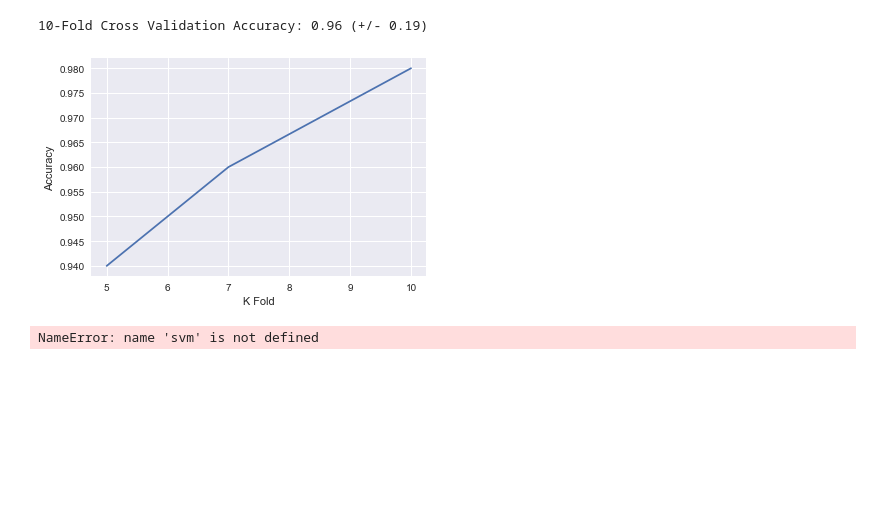
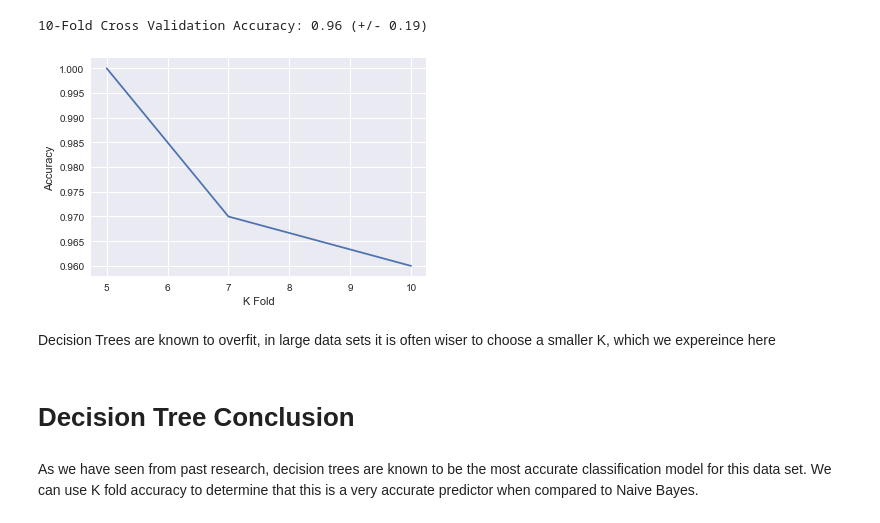
Before and after one commit to madysonmorris/Mushrooms, a Jupyter notebook: Mushroom Final.ipynb, the cells around one changed output. Drawn from its saved outputs; the diff is of its cells as text; code cells hidden in the pictures; blank space fills up the shorter version.

```diff
--- a/Mushroom Final.ipynb
+++ b/Mushroom Final.ipynb
@@ -855,16 +867,17 @@ print("10-Fold Cross Validation Accuracy: %0.2f (+/- %0.2f)" % (scores.mean(), s
 # %% [output]
 10-Fold Cross Validation Accuracy: 0.96 (+/- 0.19)
 # %%
-b = [.94, .96, .98]
+b = [1, .97, .96]
 a = [5, 7, 10]
 plt.xlabel('K Fold')
 plt.ylabel('Accuracy')
 plt.plot(a, b)
 plt.show()
 # %% [output]
-[figure, old version]
+[figure, new version]
-# %%
-clf = svm.SVC(kernel='linear', C=1)
-scores = cross_val_score(clf, x_r1, y_r1, cv=5)
-# %% [output]
-NameError: name 'svm' is not defined
+# %% [markdown]
+Decision Trees are known to overfit, in large data sets it is often wiser to choose a smaller K, which we expereince here
+# %% [markdown]
+# Decision Tree Conclusion
+# %% [markdown]
+As we have seen from past research, decision trees are known to be the most accurate classification model for this data set. We can use K fold accuracy to determine that this is a very accurate predictor when compared to Naive Bayes.
```
Also changed, not shown: parts of 12 cells of this notebook.
